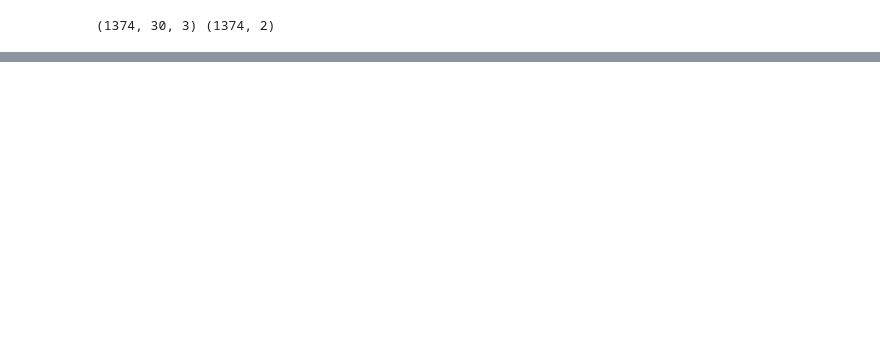
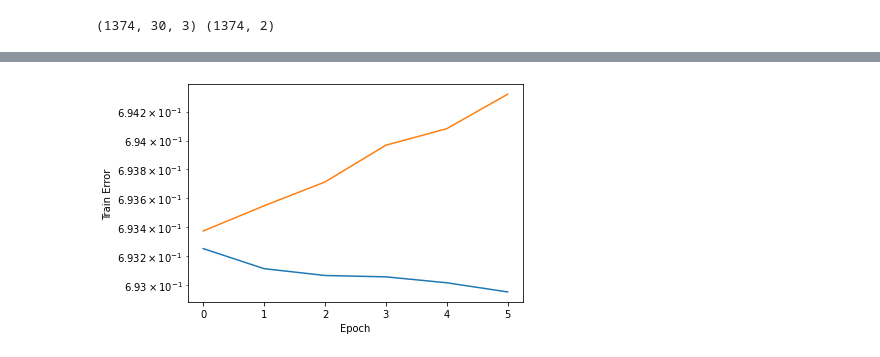
Before and after one commit to jy17347/PDR_Pose_Estimate, a Jupyter notebook: train.ipynb, the cells around one changed output, grey strips where cells are left out. Saved outputs shown, nothing was run; the diff lists cells and outputs as text; code cells hidden in the pictures; blank space fills up the shorter version.

```diff
--- a/train.ipynb
+++ b/train.ipynb
@@ -47,2 +55,5 @@ _________________________________________________________________
 # %%
-model.compile(optimizer='adam', loss='categorical_crossentropy', metrics=['acc'])
+model.compile(
+    optimizer=Adam(learning_rate=learning_rate),
+    loss='categorical_crossentropy',
+    metrics=['acc'])
@@ -63,0 +60,5 @@ print(y_data)
+# %%
+cb = EarlyStopping(
+    monitor='val_loss', min_delta=0.0001, patience=5, verbose=1, mode='min',
+    baseline=None, restore_best_weights=True
+)
@@ -64,4 +67,9 @@ print(y_data)
 # %%
 history = model.fit(
-    x_data, y_data, epochs=50)
+    x_train, y_train,
+    epochs=50,
+    batch_size=128,
+    validation_data=(x_val, y_val),
+    callbacks=[cb]
+)
 # %% [output]
@@ -73,0 +91,10 @@ model.save('models/model.h5')
+# %%
+plt.figure()
+pd.Series(history.history['loss']).plot(logy=True)
+pd.Series(history.history['val_loss']).plot(logy=True)
+plt.xlabel("Epoch")
+plt.ylabel("Train Error")
+plt.savefig(f"models/{loss}_{created_time}/train_error.png")
+plt.show()
+# %% [output]
+[figure, added]
```
Also changed, not shown: parts of 11 cells of this notebook.
